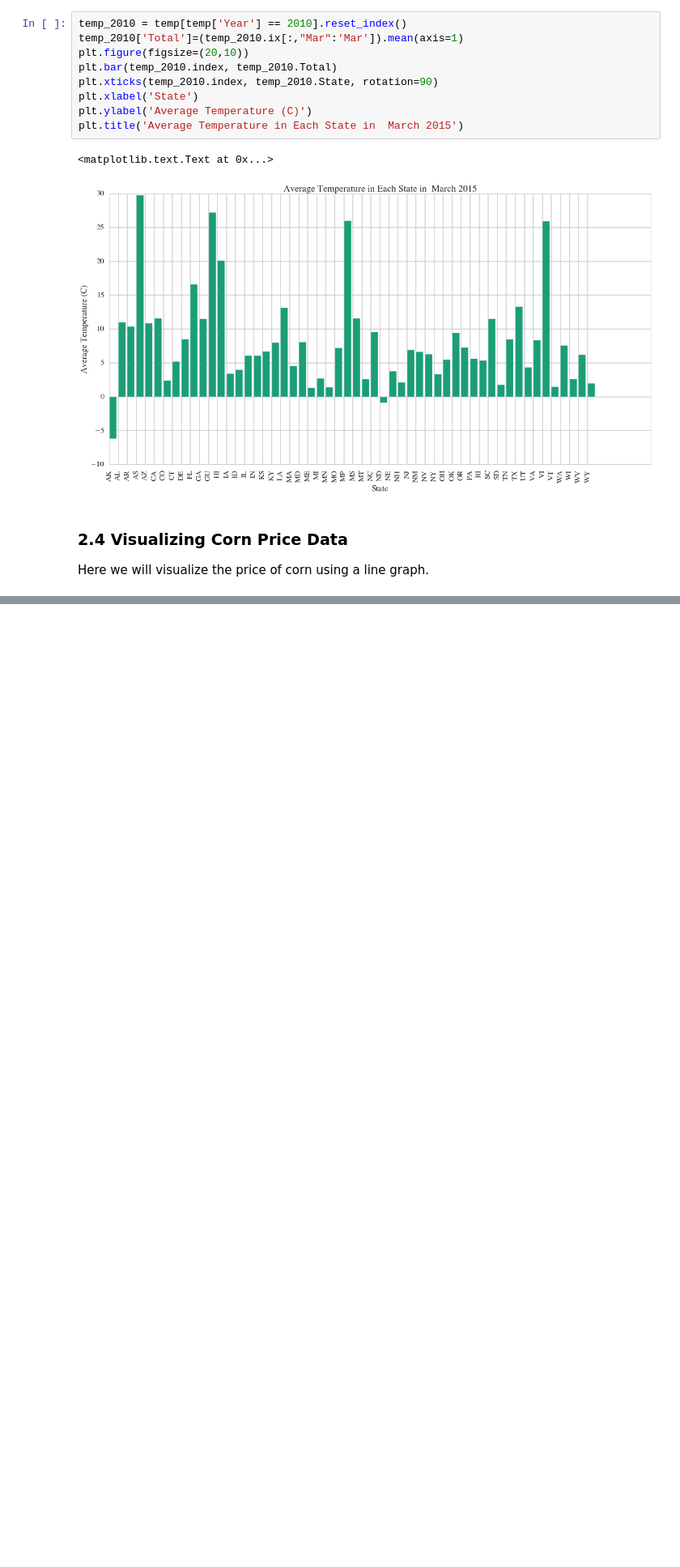
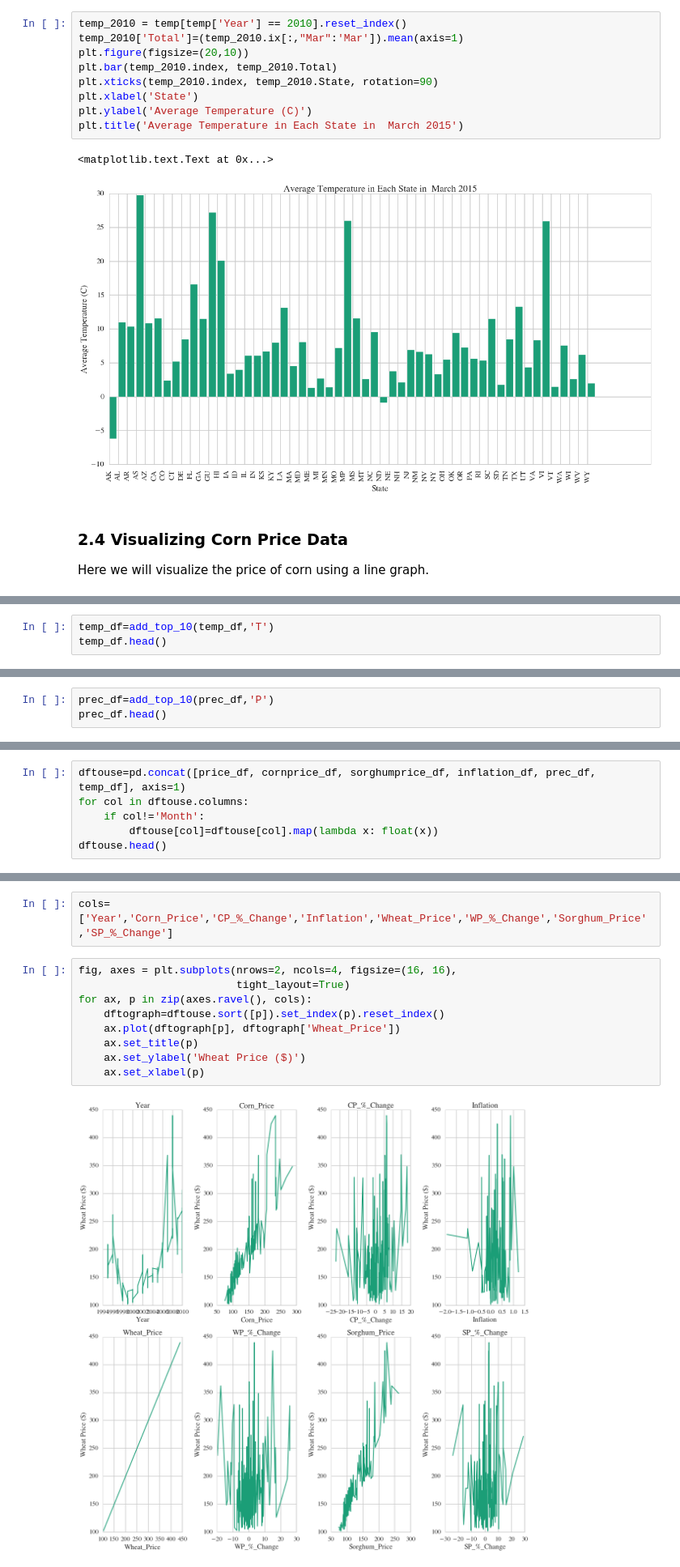
Before and after one commit to dwang953/109-Project, a Jupyter notebook: What's_the_Price_of_Wheat.ipynb, the cells around one changed output, grey strips where cells are left out. Shown at 81% size. Drawn from its saved outputs; the diff is of its cells as text; blank space fills up the shorter version.

```diff
--- a/What's_the_Price_of_Wheat.ipynb
+++ b/What's_the_Price_of_Wheat.ipynb
@@ -1025,0 +1034,3 @@ plt.title('Stock Price of Corn in year 2014 by Month')
+# %%
+temp_df=add_top_10(temp_df,'T')
+temp_df.head()
@@ -1025,0 +1044,3 @@ plt.title('Stock Price of Corn in year 2014 by Month')
+# %%
+prec_df=add_top_10(prec_df,'P')
+prec_df.head()
@@ -1025,0 +1078,6 @@ plt.title('Stock Price of Corn in year 2014 by Month')
+# %%
+dftouse=pd.concat([price_df, cornprice_df, sorghumprice_df, inflation_df, prec_df, temp_df], axis=1)
+for col in dftouse.columns:
+    if col!='Month':
+        dftouse[col]=dftouse[col].map(lambda x: float(x))
+dftouse.head()
@@ -1025,0 +1096,13 @@ plt.title('Stock Price of Corn in year 2014 by Month')
+# %%
+cols=['Year','Corn_Price','CP_%_Change','Inflation','Wheat_Price','WP_%_Change','Sorghum_Price','SP_%_Change']
+# %%
+fig, axes = plt.subplots(nrows=2, ncols=4, figsize=(16, 16),
+                         tight_layout=True)
+for ax, p in zip(axes.ravel(), cols):
+    dftograph=dftouse.sort([p]).set_index(p).reset_index()
+    ax.plot(dftograph[p], dftograph['Wheat_Price'])
+    ax.set_title(p)
+    ax.set_ylabel('Wheat Price ($)')
+    ax.set_xlabel(p)
+# %% [output]
+[figure, added]
```
Also changed, not shown: parts of 49 cells of this notebook, 1 other file.
